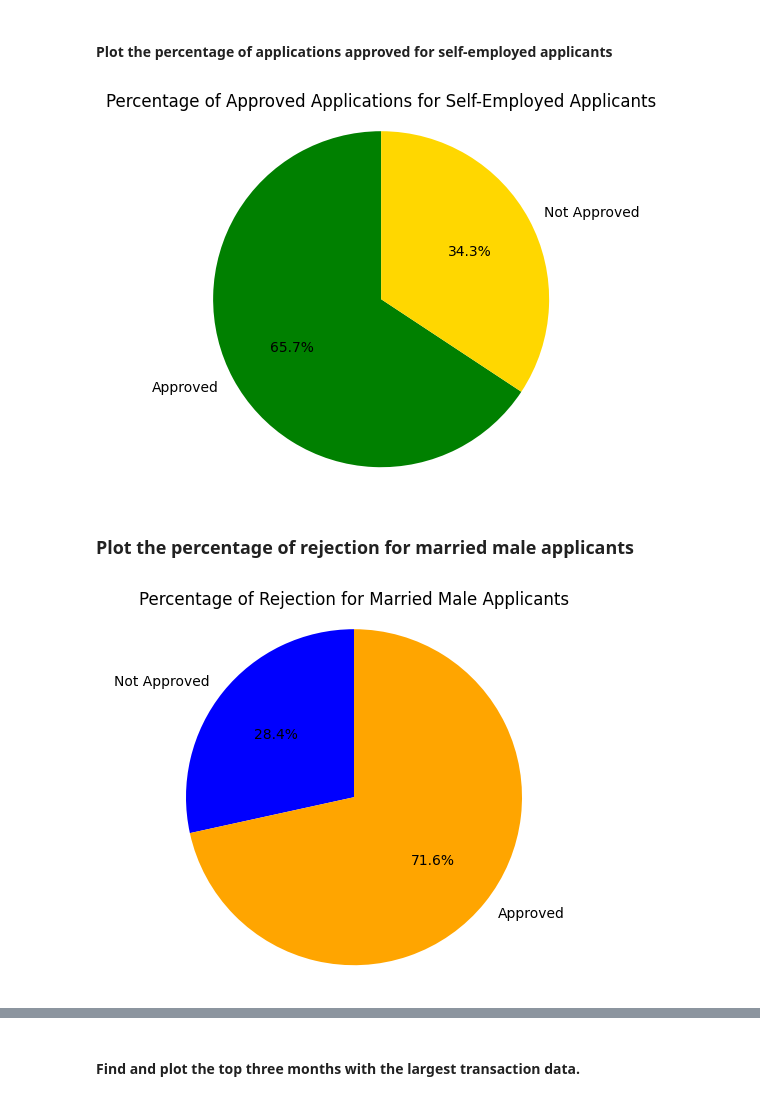
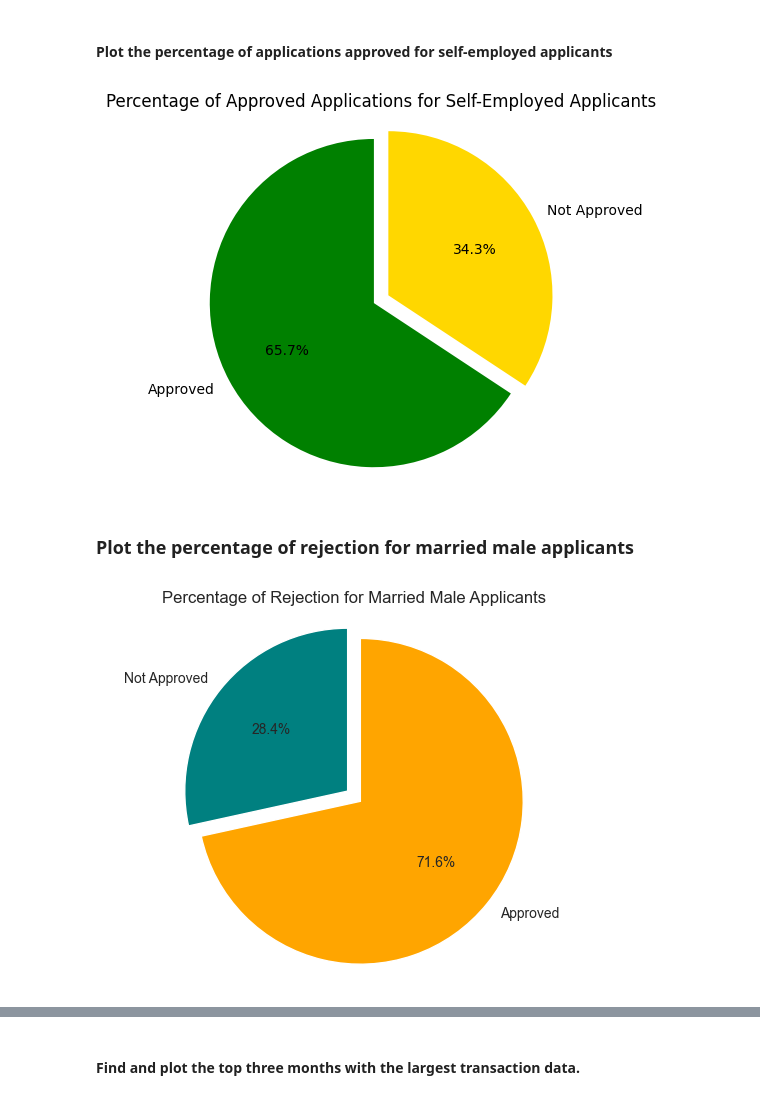
Before and after one commit to andrewrhoden/Data-Engineering---Capstone-Project, a Jupyter notebook: Capstone_Project.ipynb, the cells around one changed output, grey strips where cells are left out. Saved outputs shown, nothing was run; the diff lists cells and outputs as text; code cells hidden in the pictures.

```diff
--- a/Capstone_Project.ipynb
+++ b/Capstone_Project.ipynb
@@ -527,21 +528,31 @@ Data loaded successfully
 # %% [markdown]
 #### Plot the percentage of applications approved for self-employed applicants
 # %%
+# Connect to the creditcard_capstone database
+db = mysql.connector.connect(
+    host=host,
+    user=user,
+    password=password,
+    database=database
+)
+
 self_employed_df = loan_df.filter(loan_df.Self_Employed == 'Yes')
 approved_df = self_employed_df.filter(loan_df.Application_Status == 'Y')
 total_count = self_employed_df.count()
 approved_count = approved_df.count()
+
+
 percentage_approved = approved_count/total_count * 100
 labels = ['Approved', 'Not Approved']
 sizes = [percentage_approved, 100 - percentage_approved]
 colors = ['green', 'gold']
 
-plt.pie(sizes, labels=labels, colors=colors, autopct='%1.1f%%', startangle=90)
+plt.pie(sizes, labels=labels,explode=(0.1,0), colors=colors, autopct='%1.1f%%', startangle=90)
 plt.title('Percentage of Approved Applications for Self-Employed Applicants')
 plt.axis('equal')
 plt.show()
 # %% [output]
-[figure, old version]
+[figure, new version]
 # %%
 self_employed_df = loan_df.filter(loan_df.Self_Employed == 'Yes')
 approved_df = self_employed_df.filter(loan_df.Application_Status == 'Y')
@@ -569,21 +580,21 @@ plt.show()
 # %%
 
 
 rejected_married_male = loan_df.filter((loan_df.Married == "Yes") &
 (loan_df.Gender == "Male") &
 (loan_df.Application_Status == "N"))
 
 total_applications = loan_df.filter((loan_df.Married == "Yes") &
 (loan_df.Gender == "Male")).count()
 
 percentage_rejected = (rejected_married_male.count() / total_applications) * 100
 labels = ["Not Approved", "Approved"]
 sizes = [percentage_rejected, 100 - percentage_rejected]
-colors = ["blue", "orange"]
+colors = ["teal", "orange"]
 
-plt.pie(sizes, labels=labels, colors=colors, autopct='%1.1f%%', startangle=90)
+plt.pie(sizes, labels=labels,explode=(0.1,0), colors=colors, autopct='%1.1f%%', startangle=90)
 plt.title("Percentage of Rejection for Married Male Applicants")
 plt.axis('equal')
 plt.show()
 # %% [output]
-[figure, old version]
+[figure, new version]
```
Also changed, not shown: parts of 7 cells of this notebook.
